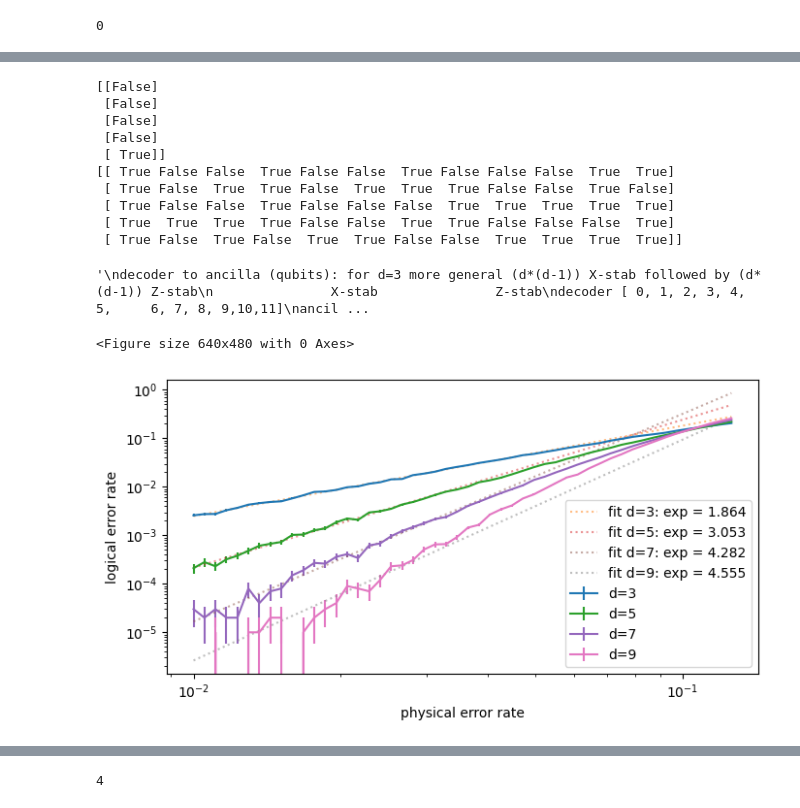
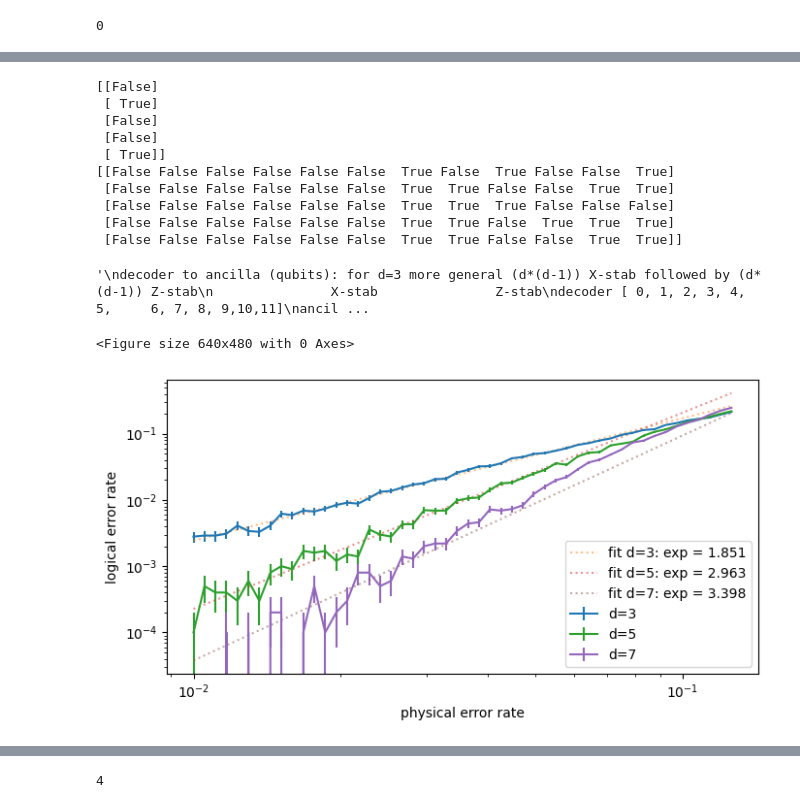
Before and after one commit to leonardlux/MasterArbeit, a Jupyter notebook: code/new_start/testing.ipynb, the cells around one changed output, grey strips where cells are left out. Saved outputs shown, nothing was run; the diff lists cells and outputs as text; code cells hidden in the pictures.

Commit message:
some fixes for the error

```diff
--- a/code/new_start/testing.ipynb
+++ b/code/new_start/testing.ipynb
@@ -58,12 +84,12 @@ distance = 3
 noise_level = 0.9
 num_shots = 5
 X_errors = True
-Z_errors = True
+Z_errors = False
 
 d = distance
 
 circuit  = generate_steane_circuit(distance)
-noisy_circ = add_noise(circuit, construct_basic_noise_model(noise_level,X_errors=X_errors, Z_errors=Z_errors))
+noisy_circ = add_noise(circuit, construct_bit_flip_model(noise_level))#construct_basic_noise_model(noise_level,X_errors=X_errors, Z_errors=Z_errors))
 
 sampler = noisy_circ.compile_detector_sampler()
 detection_events, observable_flips = sampler.sample(num_shots, separate_observables=True)
@@ -87,38 +113,38 @@ Therefore the mapping on aux qubits |0> and |+> and their different index are no
 """
 # %% [output]
 [[False]
- [False]
+ [ True]
  [False]
  [False]
  [ True]]
-[[ True False False  True False False  True False False False  True  True]
- [ True False  True  True False  True  True  True False False  True False]
- [ True False False  True False False False  True  True  True  True  True]
- [ True  True  True  True False False  True  True False False False  True]
- [ True False  True False  True  True False False  True  True  True  True]]
+[[False False False False False False  True False  True False False  True]
+ [False False False False False False  True  True False False  True  True]
+ [False False False False False False  True  True  True False False False]
+ [False False False False False False  True  True False  True  True  True]
+ [False False False False False False  True  True False False  True  True]]
 '\ndecoder to ancilla (qubits): for d=3 more general (d*(d-1)) X-stab followed by (d*(d-1)) Z-stab\n               X-stab               Z-stab\ndecoder [ 0, 1, 2, 3, 4, 5,     6, 7, 8, 9,10,11]\nancil ...
 # %%
 # Basic noise model
-distances = [3,5,7,9,]
+distances = [3,5,7,]
 noise_set = np.logspace(-2,-0.9)
-num_shots = 100_000
+num_shots = 10_000
 
 steane_circuits = [generate_steane_circuit(d) for d in distances]
 
 plot_diff_noise_level(
     steane_circuits,
     construct_basic_noise_model,
     count_log_error_fct=count_logical_errors_using_MWPM,
     filename="basic_test_MWPM",
     distances= distances ,
     noise_set= noise_set,
     num_shots=num_shots,
     fit_slopes = True,
     reference_lines = False,
 )
 # %% [output]
 <Figure size 640x480 with 0 Axes>
-[figure, old version]
+[figure, new version]
 # %%
 # Circuit Level noise
 distances = [3,5,7,9]
```
Also changed, not shown: parts of 7 cells of this notebook, 6 other files.
